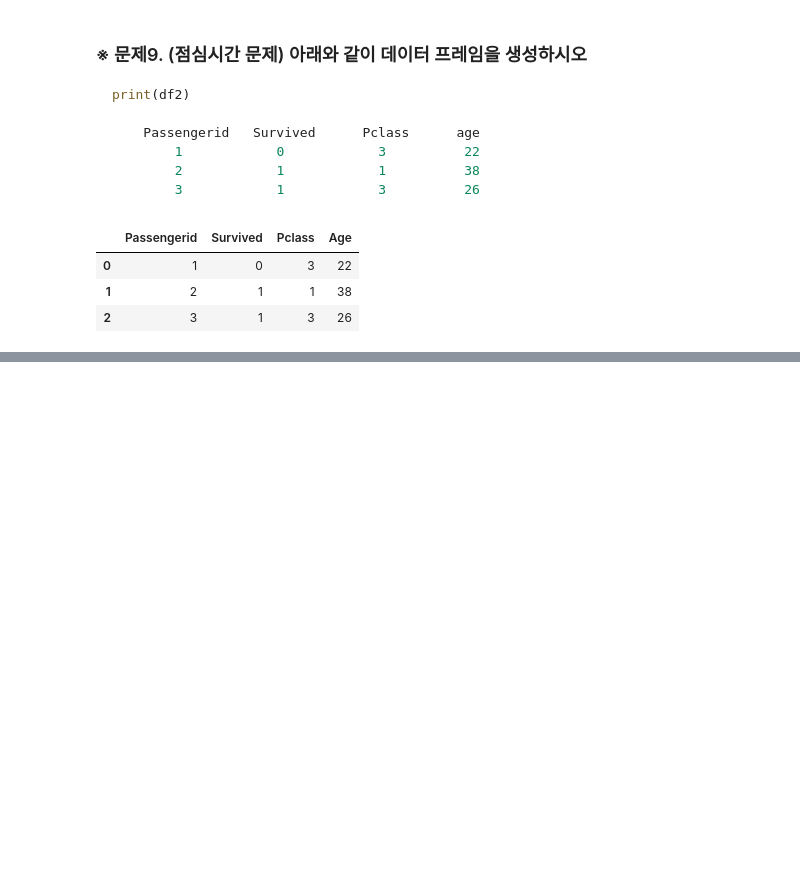
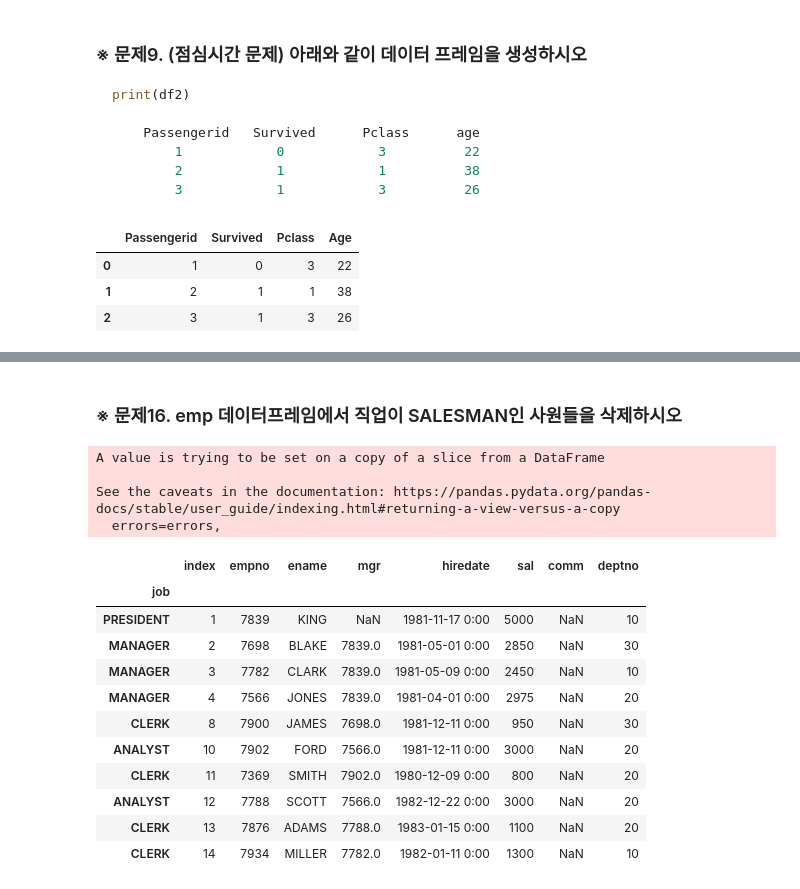
Before and after one commit to Adrian123K/pandas_ml, a Jupyter notebook: 01-1. Pandas DA (200709).ipynb, the cells around one changed output, grey strips where cells are left out. Cells and saved outputs as stored; diff of their text form; code cells hidden in the pictures; blank space fills up the shorter version.

```diff
--- a/01-1. Pandas DA (200709).ipynb
+++ b/01-1. Pandas DA (200709).ipynb
@@ -278,0 +435,25 @@ df2
+# %% [markdown]
+### ※ 문제16. emp 데이터프레임에서 직업이 SALESMAN인 사원들을 삭제하시오
+# %%
+import pandas as pd
+emp = pd.read_csv('emp3.csv',index_col='job') # index(행 index) 이름을 job으로 지정하면서 데이터프레임을 생성
+emp_c = emp[:]
+emp_c.drop('SALESMAN',axis=0,inplace=True)
+emp_c
+# %% [output]
+A value is trying to be set on a copy of a slice from a DataFrame
+
+See the caveats in the documentation: https://pandas.pydata.org/pandas-docs/stable/user_guide/indexing.html#returning-a-view-versus-a-copy
+  errors=errors,
+|  | index | empno | ename | mgr | hiredate | sal | comm | deptno |
+| job |  |  |  |  |  |  |  |  |
+| PRESIDENT | 1 | 7839 | KING | NaN | 1981-11-17 0:00 | 5000 | NaN | 10 |
+| MANAGER | 2 | 7698 | BLAKE | 7839.0 | 1981-05-01 0:00 | 2850 | NaN | 30 |
+| MANAGER | 3 | 7782 | CLARK | 7839.0 | 1981-05-09 0:00 | 2450 | NaN | 10 |
+| MANAGER | 4 | 7566 | JONES | 7839.0 | 1981-04-01 0:00 | 2975 | NaN | 20 |
+| CLERK | 8 | 7900 | JAMES | 7698.0 | 1981-12-11 0:00 | 950 | NaN | 30 |
+| ANALYST | 10 | 7902 | FORD | 7566.0 | 1981-12-11 0:00 | 3000 | NaN | 20 |
+| CLERK | 11 | 7369 | SMITH | 7902.0 | 1980-12-09 0:00 | 800 | NaN | 20 |
+| ANALYST | 12 | 7788 | SCOTT | 7566.0 | 1982-12-22 0:00 | 3000 | NaN | 20 |
+| CLERK | 13 | 7876 | ADAMS | 7788.0 | 1983-01-15 0:00 | 1100 | NaN | 20 |
+| CLERK | 14 | 7934 | MILLER | 7782.0 | 1982-01-11 0:00 | 1300 | NaN | 10 |
```
Also changed, not shown: parts of 41 cells of this notebook, 1 other file.
